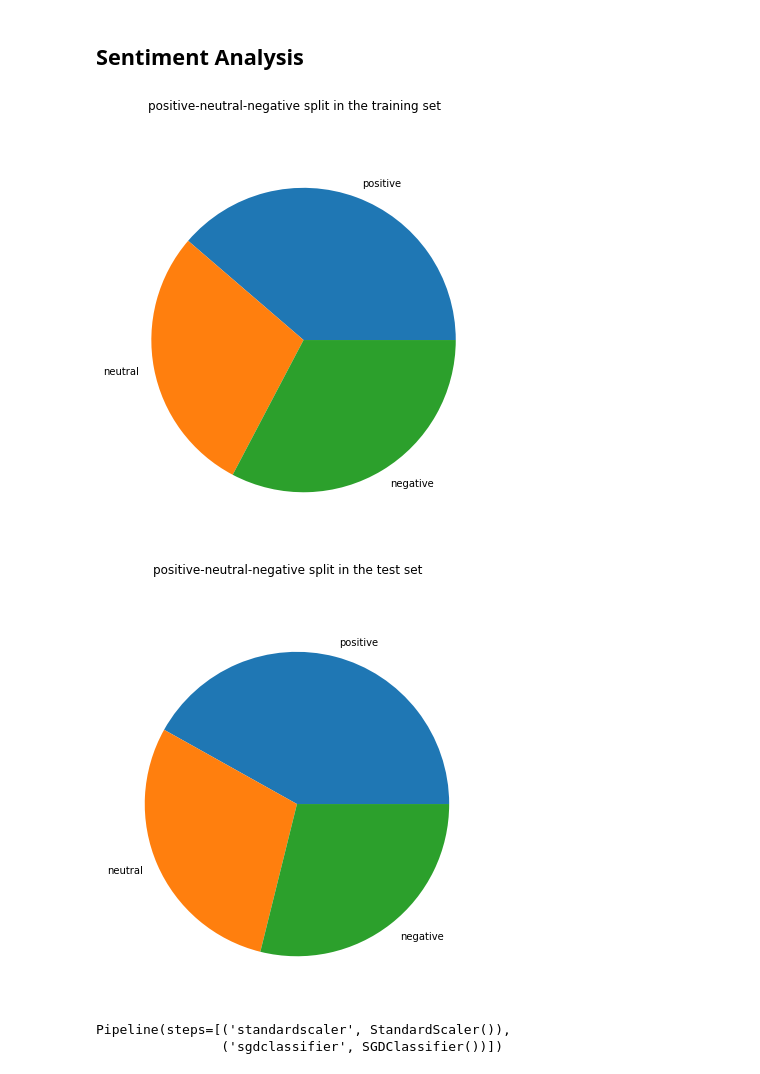
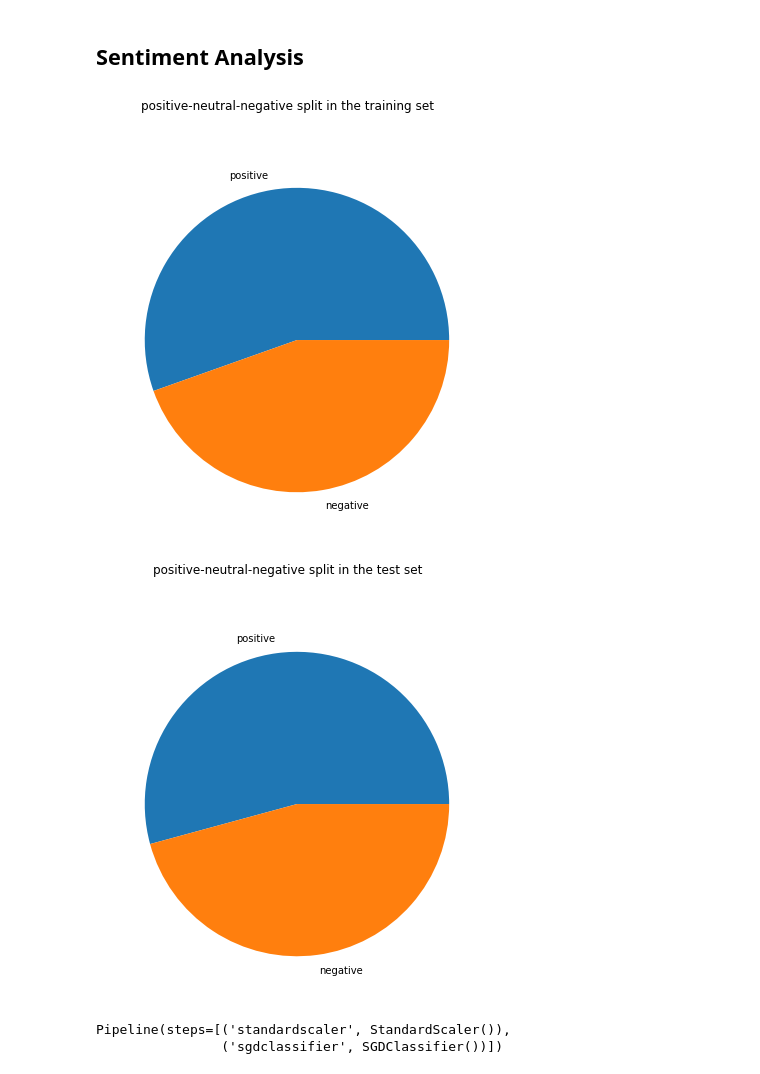
Before and after one commit to mozartofmath/Week0_Task3, a Jupyter notebook: Topic_and_Sentiment.ipynb, the cells around one changed output. Drawn from its saved outputs; the diff is of its cells as text; code cells hidden in the pictures.

```diff
--- a/Topic_and_Sentiment.ipynb
+++ b/Topic_and_Sentiment.ipynb
@@ -320,14 +318,14 @@ wordcloud.to_image()
 # %% [markdown]
 ## Sentiment Analysis
+# %%
+mydataset = mydataset[mydataset['polarity'] != float(0)]
 # %%
 def round_sentiments(x):
     if x < 0:
         return 0
-    if x == 0:
-        return 1
-    return 2
+    return 1
 # %%
-X = list(mydataset['clean_text'].values.astype('U'))
+X = list(mydataset['original_text'].values.astype('U'))
 y = list(mydataset['polarity'].apply(round_sentiments))
 # %%
 from sklearn.feature_extraction.text import CountVectorizer
@@ -340,23 +338,23 @@ X_train, X_test, y_train, y_test = train_test_split(X, y, test_size=0.2, random_
 # %%
 import matplotlib.pyplot as plt
 
 fig = plt.figure(figsize =(10, 7))
-labels = ['positive', 'neutral', 'negative']
-data = [y_train.count(2), y_train.count(1), y_train.count(0)]
+labels = ['positive', 'negative']
+data = [y_train.count(1), y_train.count(0)]
 plt.pie(data, labels = labels)
 plt.suptitle('positive-neutral-negative split in the training set')
 plt.show()
 # %% [output]
-[figure, old version]
+[figure, new version]
 # %%
 fig = plt.figure(figsize =(10, 7))
-labels = ['positive', 'neutral', 'negative']
-data = [y_test.count(2), y_test.count(1), y_test.count(0)]
+labels = ['positive', 'negative']
+data = [y_test.count(1), y_test.count(0)]
 plt.pie(data, labels = labels)
 plt.suptitle('positive-neutral-negative split in the test set')
 plt.show()
 # %% [output]
-[figure, old version]
+[figure, new version]
 # %%
 from sklearn.preprocessing import StandardScaler
 from sklearn.pipeline import make_pipeline
```
Also changed, not shown: parts of 4 cells of this notebook.
